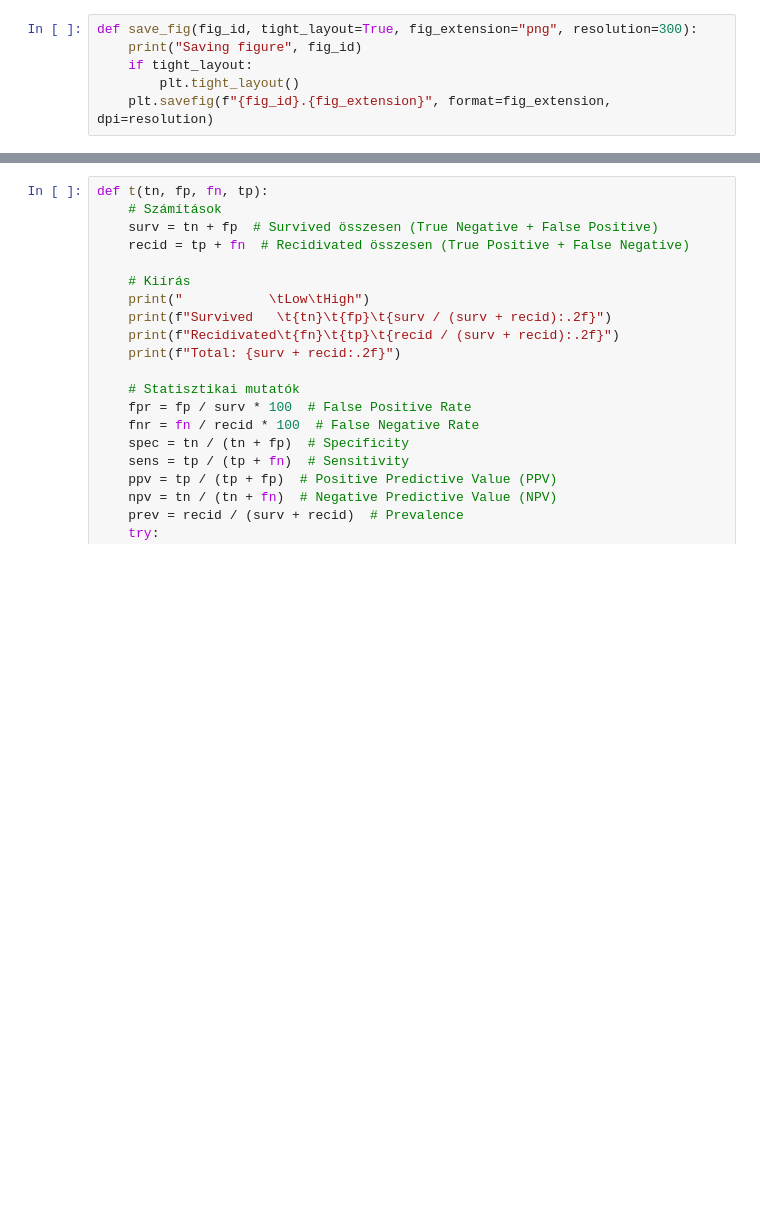
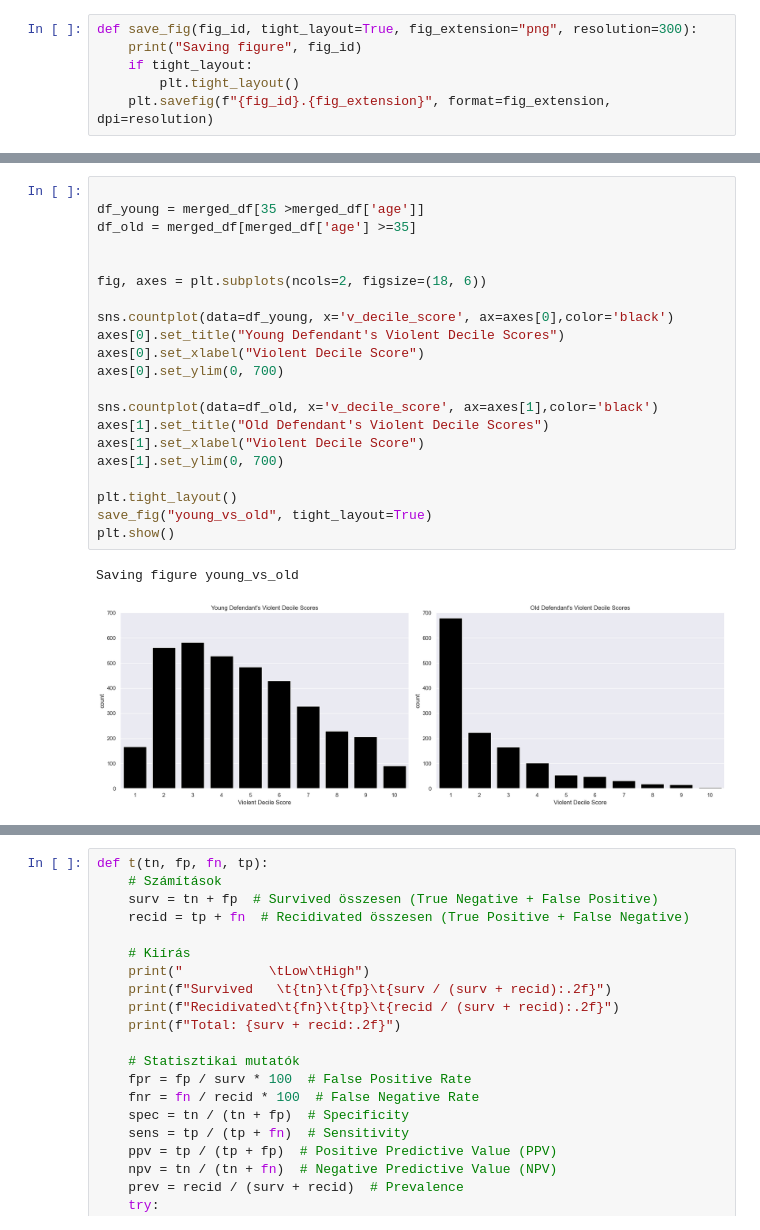
Before and after one commit to kitti2000720/Molnar-Kitti-szakdolgozat, a Jupyter notebook: Szakdolgozat.ipynb, the cells around one changed output, grey strips where cells are left out. Cells and saved outputs as stored; diff of their text form; blank space fills up the shorter version.

```diff
--- a/Szakdolgozat.ipynb
+++ b/Szakdolgozat.ipynb
@@ -212,0 +237,24 @@ Saving figure white_vs_black
+# %%
+
+df_young = merged_df[35 >merged_df['age']]
+df_old = merged_df[merged_df['age'] >=35]
+
+
+fig, axes = plt.subplots(ncols=2, figsize=(18, 6))
+
+sns.countplot(data=df_young, x='v_decile_score', ax=axes[0],color='black')
+axes[0].set_title("Young Defendant's Violent Decile Scores")
+axes[0].set_xlabel("Violent Decile Score")
+axes[0].set_ylim(0, 700)
+
+sns.countplot(data=df_old, x='v_decile_score', ax=axes[1],color='black')
+axes[1].set_title("Old Defendant's Violent Decile Scores")
+axes[1].set_xlabel("Violent Decile Score")
+axes[1].set_ylim(0, 700)
+
+plt.tight_layout()
+save_fig("young_vs_old", tight_layout=True)
+plt.show()
+# %% [output]
+Saving figure young_vs_old
+[figure, added]
```
Also changed, not shown: parts of 84 cells of this notebook, 20 other files.
